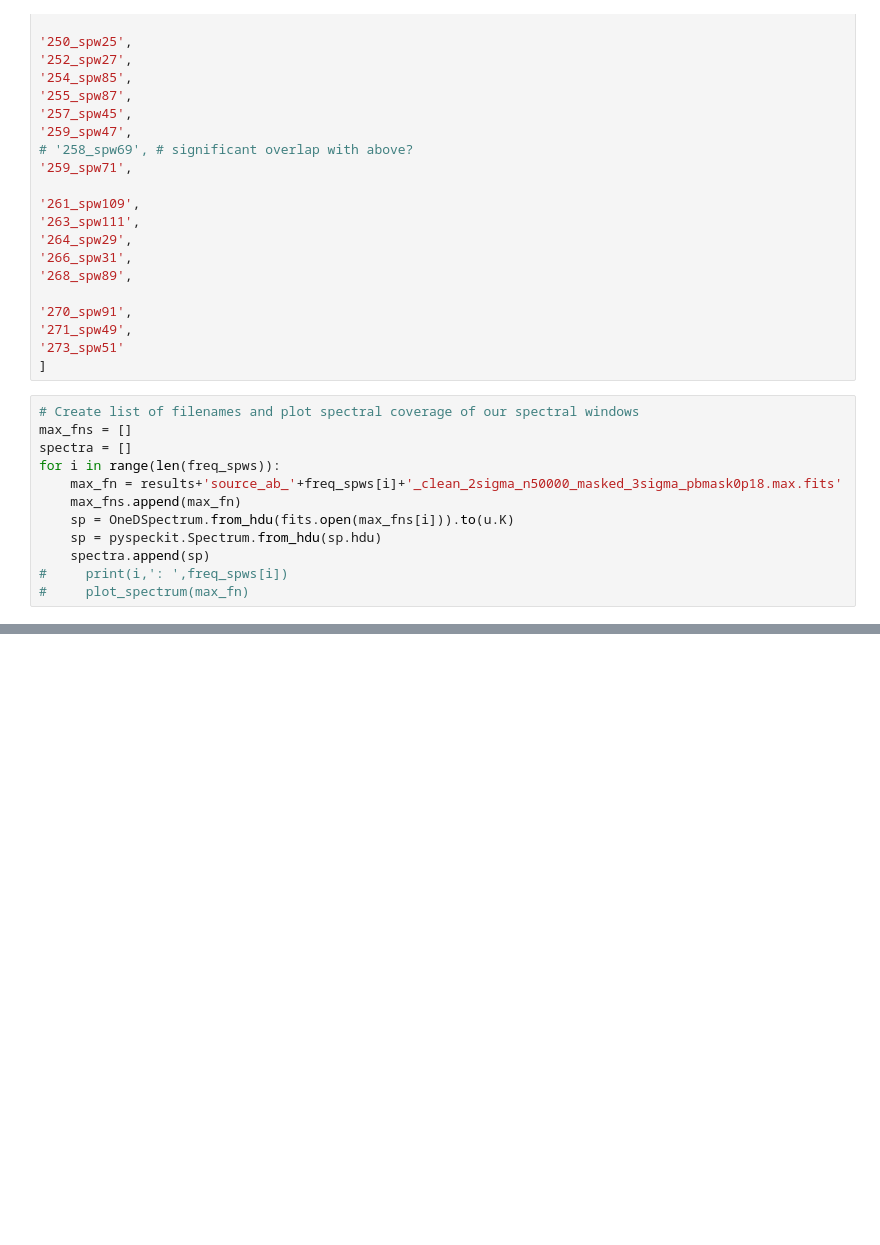
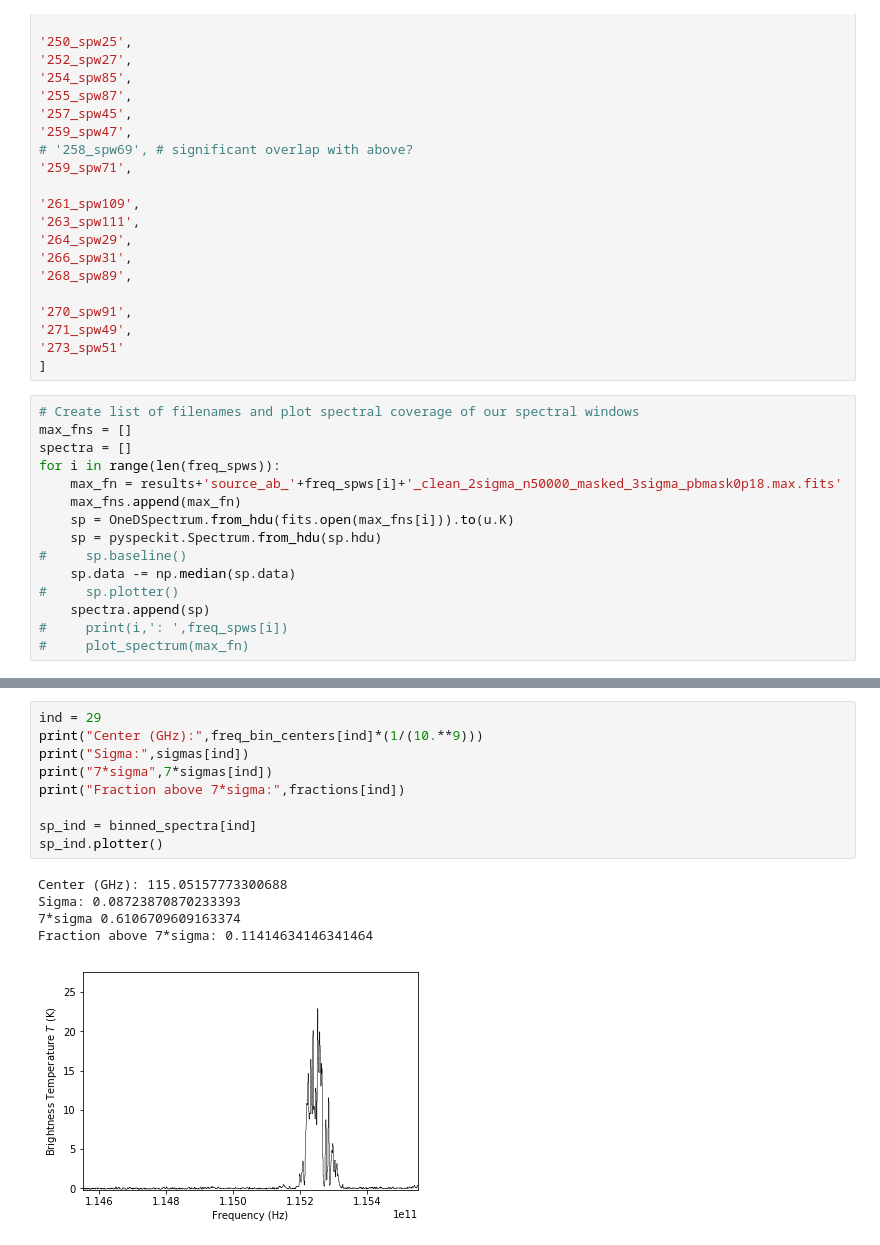
Before and after one commit to abulatek/brick, a Jupyter notebook: resubmission/summary_plot.ipynb, the cells around one changed output, grey strips where cells are left out. Saved outputs shown, nothing was run; the diff lists cells and outputs as text; blank space fills up the shorter version.

Commit message:
Finalized version of summary plot

```diff
--- a/resubmission/summary_plot.ipynb
+++ b/resubmission/summary_plot.ipynb
@@ -104,6 +106,9 @@ for i in range(len(freq_spws)):
     max_fns.append(max_fn)
     sp = OneDSpectrum.from_hdu(fits.open(max_fns[i])).to(u.K)
     sp = pyspeckit.Spectrum.from_hdu(sp.hdu)
+#     sp.baseline()
+    sp.data -= np.median(sp.data)
+#     sp.plotter()
     spectra.append(sp)
 #     print(i,': ',freq_spws[i])
 #     plot_spectrum(max_fn)
@@ -127,0 +190,15 @@ There are multiple beams for this spectrum that are being ignored when creating
+# %%
+ind = 29
+print("Center (GHz):",freq_bin_centers[ind]*(1/(10.**9)))
+print("Sigma:",sigmas[ind])
+print("7*sigma",7*sigmas[ind])
+print("Fraction above 7*sigma:",fractions[ind])
+
+sp_ind = binned_spectra[ind]
+sp_ind.plotter()
+# %% [output]
+Center (GHz): 115.05157773300688
+Sigma: 0.08723870870233393
+7*sigma 0.6106709609163374
+Fraction above 7*sigma: 0.11414634146341464
+[figure, added]
```
Also changed, not shown: parts of 14 cells of this notebook, 3 other files.
